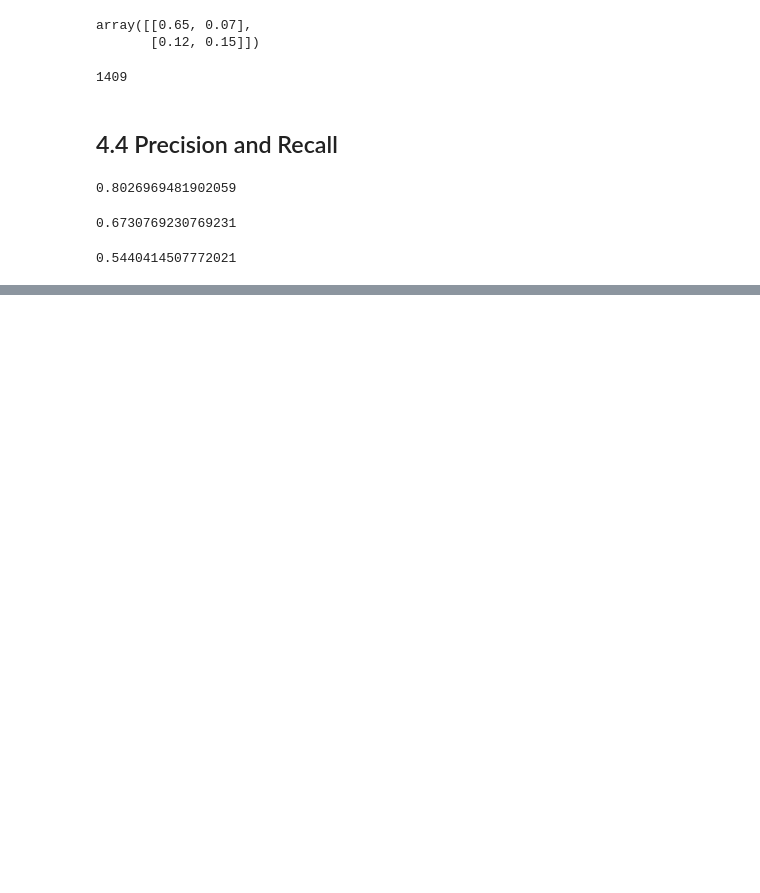
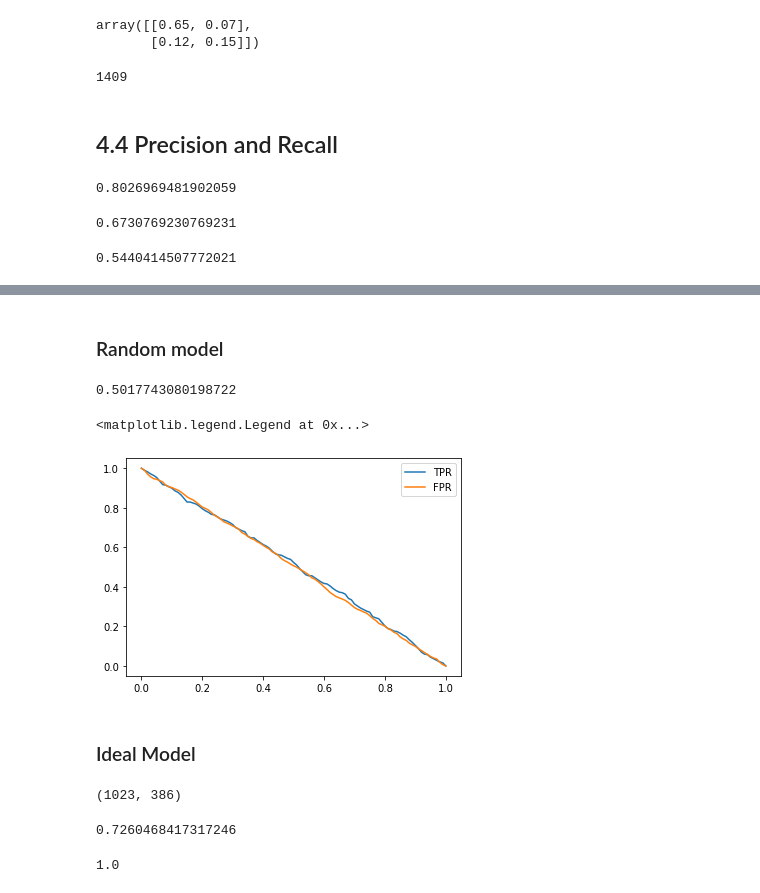
Before and after one commit to ryanpram/ml_zoomcamp, a Jupyter notebook: week4/model_evaluation.ipynb, the cells around one changed output, grey strips where cells are left out. Cells and saved outputs as stored; diff of their text form; code cells hidden in the pictures; blank space fills up the shorter version.

```diff
--- a/week4/model_evaluation.ipynb
+++ b/week4/model_evaluation.ipynb
@@ -198,0 +247,56 @@ recall
+# %% [markdown]
+### Random model
+# %%
+np.random.seed(1)
+#build random model with randomly generate score
+y_rand = np.random.uniform(0,1,size=len(y_val))
+# %%
+#get accuracy of random model
+((y_rand >= 0.5) == y_val).mean()
+# %% [output]
+0.5017743080198722
+# %%
+def tpr_fpr_dataframe(y_val, y_pred):
+    scores = []
+
+    thresholds = np.linspace(0, 1, 101)
+
+    for t in thresholds:
+        actual_positive = (y_val == 1)
+        actual_negative = (y_val == 0)
+
+        predict_positive = (y_pred >= t)
+        predict_negative = (y_pred < t)
+
+        tp = (predict_positive & actual_positive).sum()
+        tn = (predict_negative & actual_negative).sum()
+
+        fp = (predict_positive & actual_negative).sum()
+        fn = (predict_negative & actual_positive).sum()
+
+        scores.append((t, tp, fp, fn, tn))
+
+    columns = ['threshold', 'tp', 'fp', 'fn', 'tn']
+    df_scores = pd.DataFrame(scores, columns=columns)
+
+    df_scores['tpr'] = df_scores.tp / (df_scores.tp + df_scores.fn)
+    df_scores['fpr'] = df_scores.fp / (df_scores.fp + df_scores.tn)
+
+    return df_scores
+# %%
+df_rand = tpr_fpr_dataframe(y_val, y_rand)
+# %%
+plt.plot(df_rand.threshold, df_rand['tpr'], label="TPR")
+plt.plot(df_rand.threshold, df_rand['fpr'], label="FPR")
+plt.legend()
+# %% [output]
+<matplotlib.legend.Legend at 0x...>
+[figure, added]
+# %% [markdown]
+### Ideal Model
+# %%
+num_neg = (y_val == 0).sum()
+num_pos = (y_val == 1).sum()
+num_neg, num_pos
+# %% [output]
+(1023, 386)
@@ -198,0 +309,10 @@ recall
+# %%
+#get y_val mean to know proportion of no churn customer (1 - portion of churn customer)
+1 - y_val.mean()
+# %% [output]
+0.7260468417317246
+# %%
+#ideal predition with ideal y data should produce 100% accuracy
+accuracy_score(y_ideal, y_ideal_pred >= 0.726)
+# %% [output]
+1.0
```
Also changed, not shown: parts of 39 cells of this notebook.
